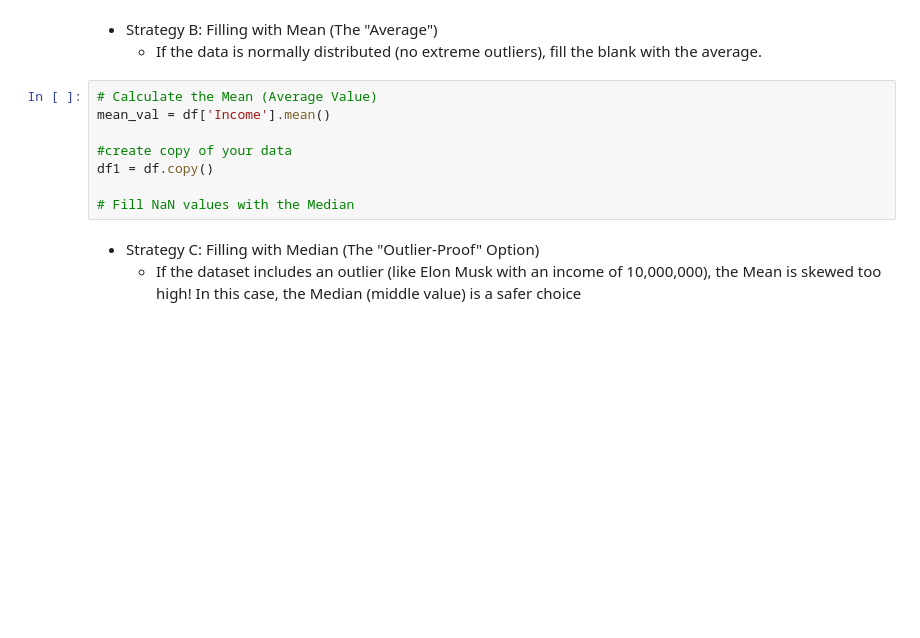
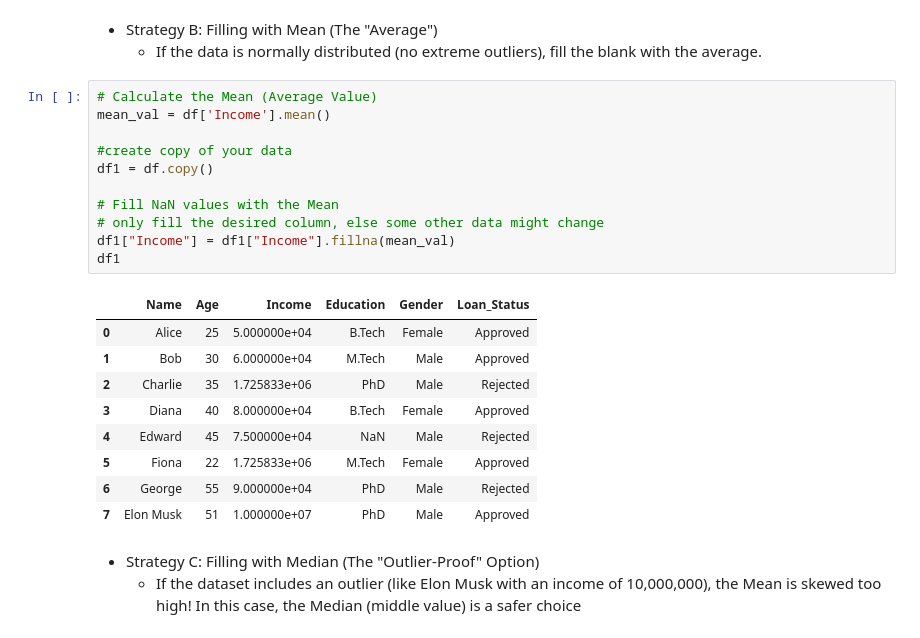
Before and after one commit to aryanpatel99/GEN-AI-PRACTICE, a Jupyter notebook: Copy_of_L2.ipynb, the cells around one changed output. Saved outputs shown, nothing was run; the diff lists cells and outputs as text; blank space fills up the shorter version.

```diff
--- a/Copy_of_L2.ipynb
+++ b/Copy_of_L2.ipynb
@@ -202,11 +233,24 @@ We have three common strategies to fix missing data:
 # %%
 # Calculate the Mean (Average Value)
 mean_val = df['Income'].mean()
 
 #create copy of your data
 df1 = df.copy()
 
-# Fill NaN values with the Median
+# Fill NaN values with the Mean
+# only fill the desired column, else some other data might change
+df1["Income"] = df1["Income"].fillna(mean_val)
+df1
+# %% [output]
+|  | Name | Age | Income | Education | Gender | Loan_Status |
+| 0 | Alice | 25 | 5.000000e+04 | B.Tech | Female | Approved |
+| 1 | Bob | 30 | 6.000000e+04 | M.Tech | Male | Approved |
+| 2 | Charlie | 35 | 1.725833e+06 | PhD | Male | Rejected |
+| 3 | Diana | 40 | 8.000000e+04 | B.Tech | Female | Approved |
+| 4 | Edward | 45 | 7.500000e+04 | NaN | Male | Rejected |
+| 5 | Fiona | 22 | 1.725833e+06 | M.Tech | Female | Approved |
+| 6 | George | 55 | 9.000000e+04 | PhD | Male | Rejected |
+| 7 | Elon Musk | 51 | 1.000000e+07 | PhD | Male | Approved |
 # %% [markdown]
 * Strategy C: Filling with Median (The "Outlier-Proof" Option)
   * If the dataset includes an outlier (like Elon Musk with an income of 10,000,000), the Mean is skewed too high! In this case, the Median (middle value) is a safer choice
```
Also changed, not shown: parts of 16 cells of this notebook.
